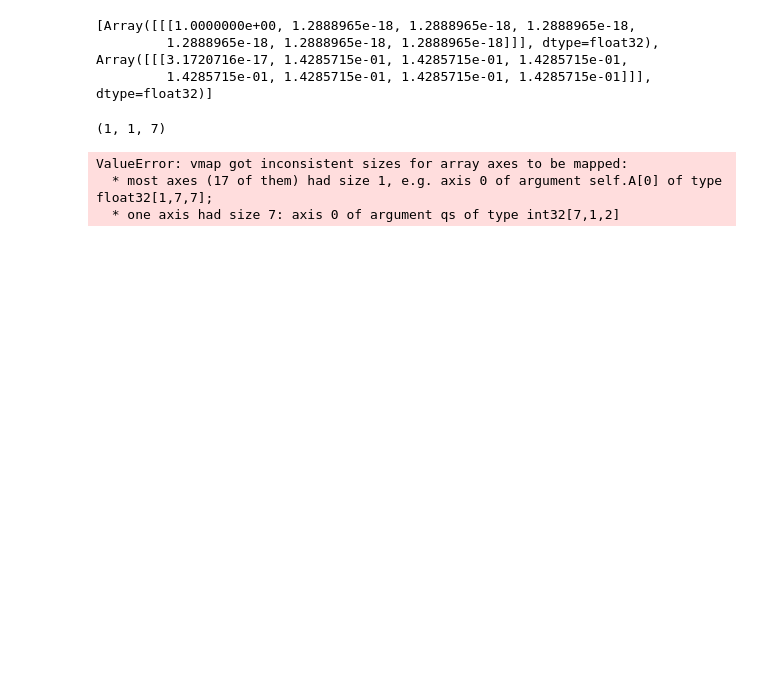
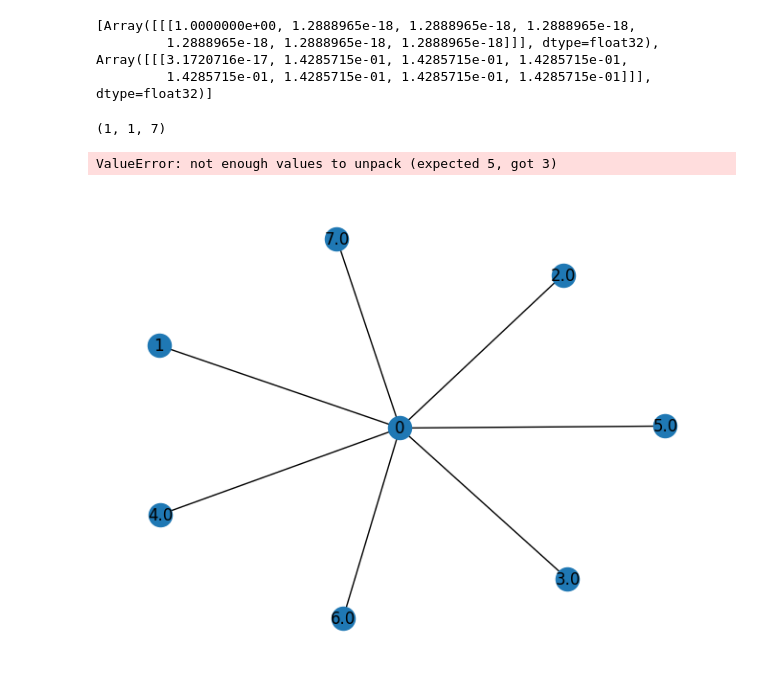
Before and after one commit to infer-actively/pymdp, a Jupyter notebook: examples/sophisticated_demo.ipynb, the cells around one changed output. Saved outputs shown, nothing was run; the diff lists cells and outputs as text; code cells hidden in the pictures; blank space fills up the shorter version.

```diff
--- a/examples/sophisticated_demo.ipynb
+++ b/examples/sophisticated_demo.ipynb
@@ -74,8 +74,48 @@ print(qs[0].shape)
 # %%
 from pymdp.jax.planning import tree_search
 
-tree_search(agent, qs, 3)
+tree = tree_search(agent, qs, 3)
 # %% [output]
-ValueError: vmap got inconsistent sizes for array axes to be mapped:
-  * most axes (17 of them) had size 1, e.g. axis 0 of argument self.A[0] of type float32[1,7,7];
-  * one axis had size 7: axis 0 of argument qs of type int32[7,1,2]
+ValueError: not enough values to unpack (expected 5, got 3)
+# %%
+import matplotlib.pyplot as plt
+
+def plot_plan_tree(
+    tree,
+    policy_label=lambda x: "{:.2f}".format(x["G"]),
+    observation_label=lambda x: "{:.2f}".format(x["G"]),
+    font_size=12,
+    depth=-1,
+):
+    # we can pass in a node or the whole tree list object
+    root_node = tree.root()
+
+    # create graph
+    count = 0
+    G = nx.Graph()
+    to_visit = [(root_node, 0)]
+    labels = {}
+
+    G.add_node(count)
+    count += 1
+
+    # visit children
+    while len(to_visit) > 0:
+        node, id = to_visit.pop()
+        for child in node["children"]:
+            G.add_node(count)
+            G.add_edge(id, count)
+            count += 1.0
+
+    from networkx.drawing.nx_pydot import graphviz_layout
+
+    #pos = graphviz_layout(G, prog="dot")
+    nx.draw(
+        G,
+        with_labels=True,
+        font_size=font_size,
+    )
+# %%
+plot_plan_tree(tree)
+# %% [output]
+[figure, added]
```
Also changed, not shown: 1 other file.
